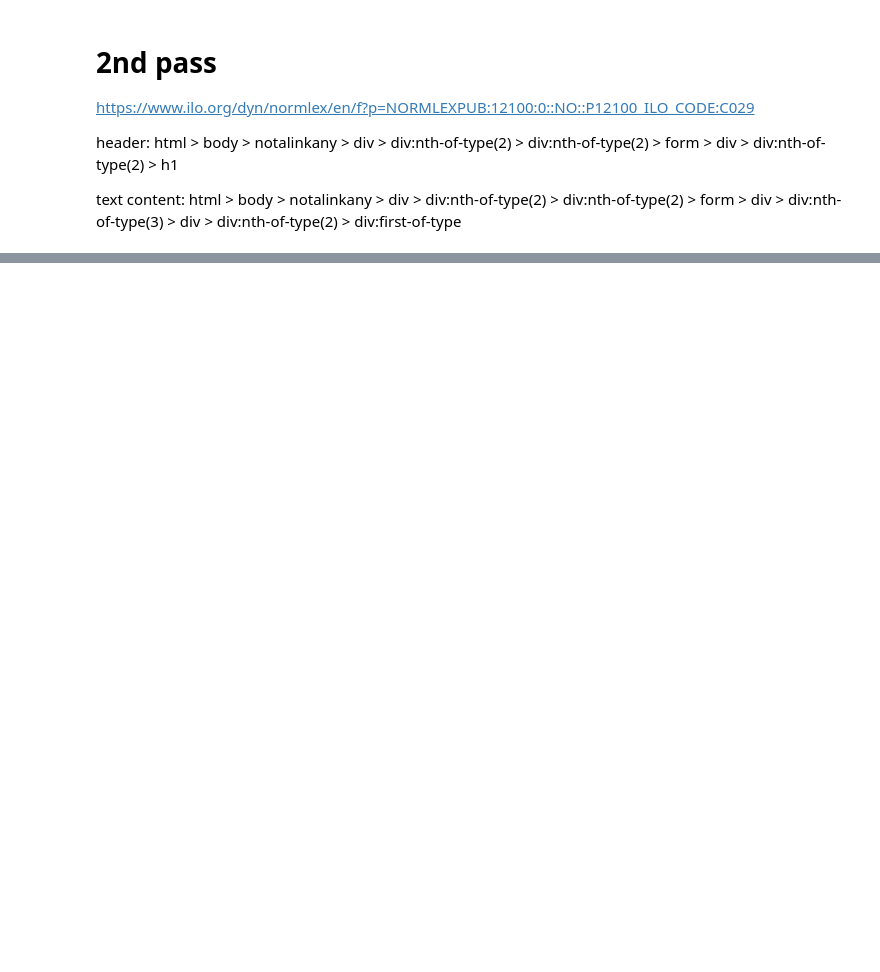
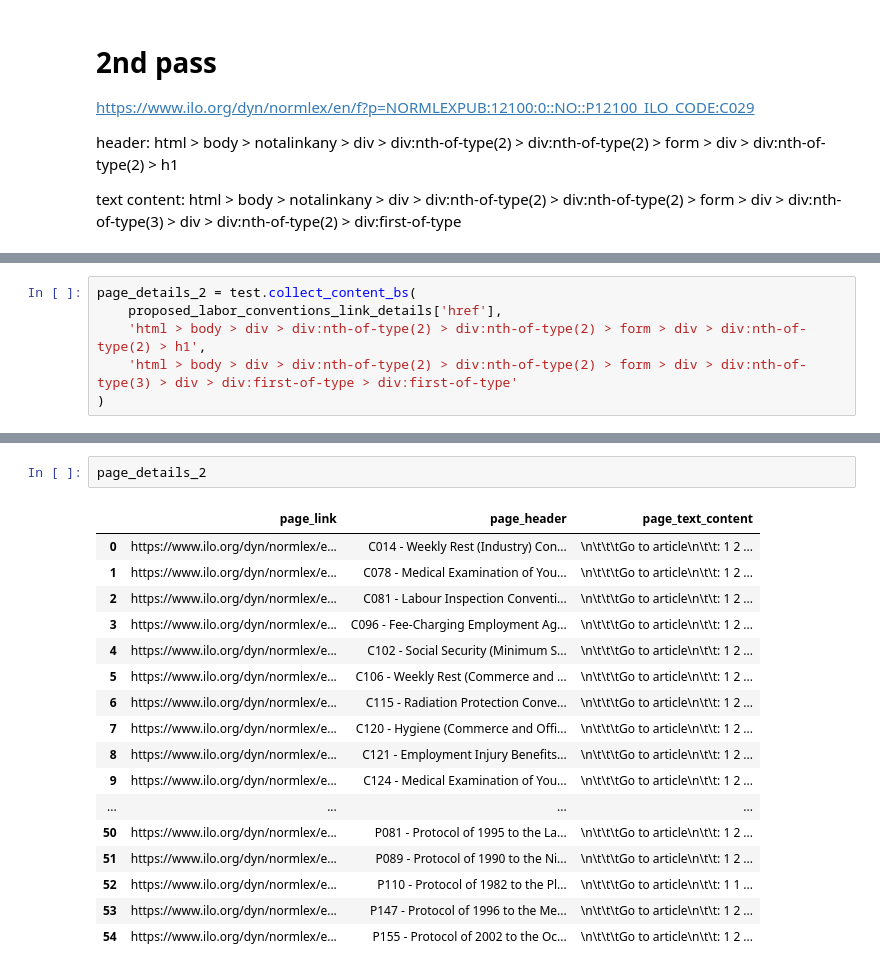
Before and after one commit to 08Aristodemus24/RS-for-labor-related-cases, a Jupyter notebook: data_etl_scripts/international_labor_law_resources.ipynb, the cells around one changed output, grey strips where cells are left out. Cells and saved outputs as stored; diff of their text form; blank space fills up the shorter version.

```diff
--- a/data_etl_scripts/international_labor_law_resources.ipynb
+++ b/data_etl_scripts/international_labor_law_resources.ipynb
@@ -457,0 +703,6 @@ text content:
+# %%
+page_details_2 = test.collect_content_bs(
+    proposed_labor_conventions_link_details['href'],
+    'html > body > div > div:nth-of-type(2) > div:nth-of-type(2) > form > div > div:nth-of-type(2) > h1',
+    'html > body > div > div:nth-of-type(2) > div:nth-of-type(2) > form > div > div:nth-of-type(3) > div > div:first-of-type > div:first-of-type'
+)
@@ -457,0 +727,20 @@ text content:
+# %%
+page_details_2
+# %% [output]
+|  | page_link | page_header | page_text_content |
+| 0 | https://www.ilo.org/dyn/normlex/e... | C014 - Weekly Rest (Industry) Con... | \n\t\t\tGo to article\n\t\t: 1 2 ... |
+| 1 | https://www.ilo.org/dyn/normlex/e... | C078 - Medical Examination of You... | \n\t\t\tGo to article\n\t\t: 1 2 ... |
+| 2 | https://www.ilo.org/dyn/normlex/e... | C081 - Labour Inspection Conventi... | \n\t\t\tGo to article\n\t\t: 1 2 ... |
+| 3 | https://www.ilo.org/dyn/normlex/e... | C096 - Fee-Charging Employment Ag... | \n\t\t\tGo to article\n\t\t: 1 2 ... |
+| 4 | https://www.ilo.org/dyn/normlex/e... | C102 - Social Security (Minimum S... | \n\t\t\tGo to article\n\t\t: 1 2 ... |
+| 5 | https://www.ilo.org/dyn/normlex/e... | C106 - Weekly Rest (Commerce and ... | \n\t\t\tGo to article\n\t\t: 1 2 ... |
+| 6 | https://www.ilo.org/dyn/normlex/e... | C115 - Radiation Protection Conve... | \n\t\t\tGo to article\n\t\t: 1 2 ... |
+| 7 | https://www.ilo.org/dyn/normlex/e... | C120 - Hygiene (Commerce and Offi... | \n\t\t\tGo to article\n\t\t: 1 2 ... |
+| 8 | https://www.ilo.org/dyn/normlex/e... | C121 - Employment Injury Benefits... | \n\t\t\tGo to article\n\t\t: 1 2 ... |
+| 9 | https://www.ilo.org/dyn/normlex/e... | C124 - Medical Examination of You... | \n\t\t\tGo to article\n\t\t: 1 2 ... |
+| ... | ... | ... | ... |
+| 50 | https://www.ilo.org/dyn/normlex/e... | P081 - Protocol of 1995 to the La... | \n\t\t\tGo to article\n\t\t: 1 2 ... |
+| 51 | https://www.ilo.org/dyn/normlex/e... | P089 - Protocol of 1990 to the Ni... | \n\t\t\tGo to article\n\t\t: 1 2 ... |
+| 52 | https://www.ilo.org/dyn/normlex/e... | P110 - Protocol of 1982 to the Pl... | \n\t\t\tGo to article\n\t\t: 1 1 ... |
+| 53 | https://www.ilo.org/dyn/normlex/e... | P147 - Protocol of 1996 to the Me... | \n\t\t\tGo to article\n\t\t: 1 2 ... |
+| 54 | https://www.ilo.org/dyn/normlex/e... | P155 - Protocol of 2002 to the Oc... | \n\t\t\tGo to article\n\t\t: 1 2 ... |
```
Also changed, not shown: parts of 21 cells of this notebook, 1 other file.
